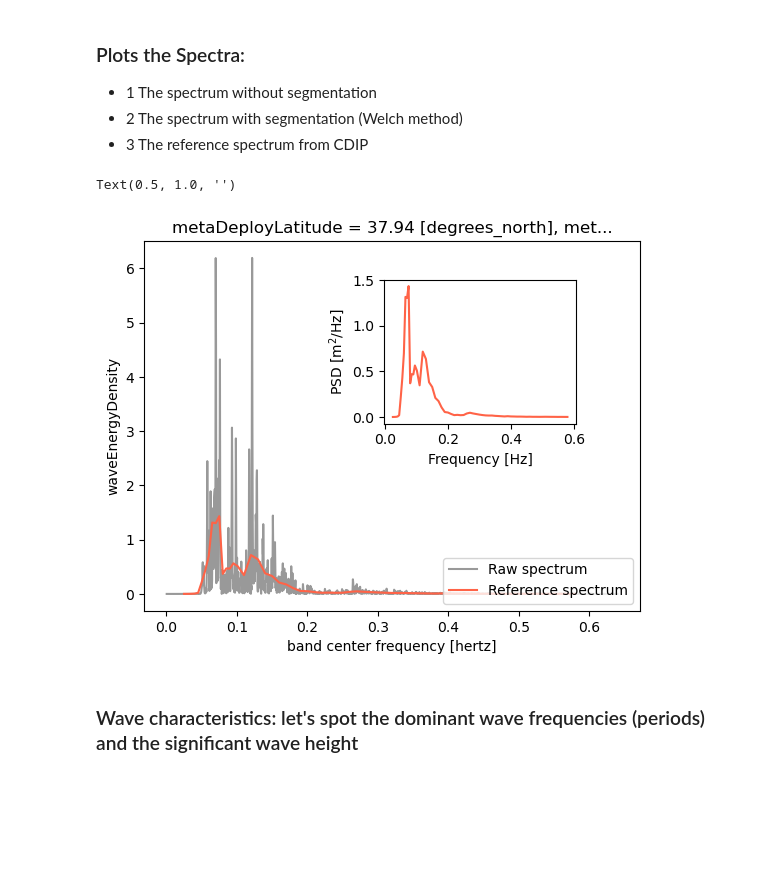
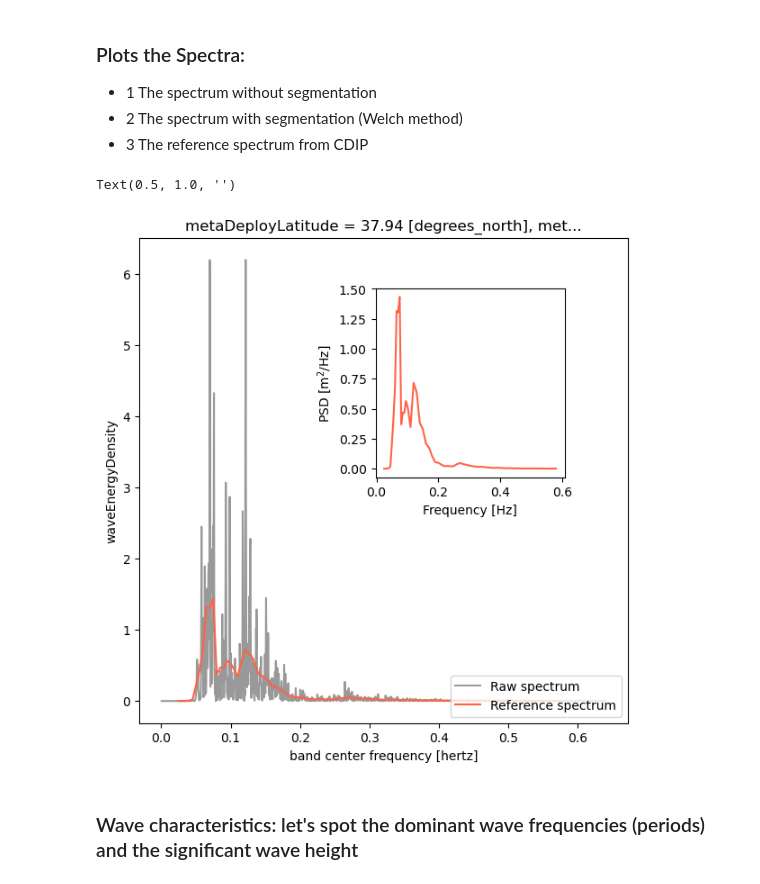
Before and after one commit to gmarechal/signal_processing_utoulouse, a Jupyter notebook: sgl_img_proc/spectral_analysis_on_geo_record.ipynb, the cells around one changed output. Drawn from its saved outputs; the diff is of its cells as text; code cells hidden in the pictures; blank space fills up the shorter version.

```diff
--- a/sgl_img_proc/spectral_analysis_on_geo_record.ipynb
+++ b/sgl_img_proc/spectral_analysis_on_geo_record.ipynb
@@ -93,7 +93,7 @@ def wave_frequency_spectrum(elevation, Fs = 1.2):
     spec_folded = 2 * spec[1:Nf]
 
     spec_corr =  spec_folded * wc2t  # Correct the spectrum
-    return freq, spec_corr, spec_folded
+    return freq, spec_corr, spec_folded, Zw
 
 
 def wave_frequency_spectrum_overlap(elevation, overlap, nfft,  Fs = 1.2):
@@ -217,5 +268,5 @@ Hs = 4 * ##### the significant wave height
 # %%
-freq_raw, spec_raw, spec_uncorrected_raw = wave_frequency_spectrum(elevation.values, ds_buoy.xyzSampleRate.values) # The raw spectral analysis
+freq_raw, spec_raw, spec_uncorrected_raw, Zw = wave_frequency_spectrum(elevation.values, ds_buoy.xyzSampleRate.values) # The raw spectral analysis
 # freq_smooth, spec_corr_mean, spec_uncorrected = wave_frequency_spectrum_overlap(elevation.values, 50, 150,  Fs = ds_buoy.xyzSampleRate.values) # The Welch Method
 # %% [markdown]
 This method of chunk the total signal into sub-signal is called the Welch's method. Don't forget to window all the chunks to avoid spectral leakage.
@@ -228,21 +279,21 @@ Hs_corrected =  ###### The significant wave heigth from spectral data (from data
  - 2 The spectrum with segmentation (Welch method)
  - 3 The reference spectrum from CDIP
 # %%
-fig, ax = plt.subplots()
+fig, ax = plt.subplots(figsize = (7, 7))
 ax_inset = fig.add_axes([.5, .5, .3, .3])
 ax.plot(freq_raw, spec_raw, color = 'k', alpha = .4, label = 'Raw spectrum')
 
 # ax.plot(freq_smooth, spec_corr_mean, color = 'teal', label = 'Filtered spectrum')
 mean_spec_operational.plot(ax = ax, color = 'tomato', label = 'Reference spectrum')
 ax.legend(loc = 4)
 # ax_inset.plot(freq_smooth, spec_corr_mean, color = 'teal')
 mean_spec_operational.plot(ax = ax_inset, color = 'tomato')
 ax_inset.set_xlabel('Frequency [Hz]')
 ax_inset.set_ylabel('PSD [m$^2$/Hz]')
 ax_inset.set_title('')
 # %% [output]
 Text(0.5, 1.0, '')
-[figure, old version]
+[figure, new version]
 # %% [markdown]
 ### Wave characteristics: let's spot the dominant wave frequencies (periods) and the significant wave height
 # %%
```
Also changed, not shown: parts of 4 cells of this notebook, 51 other files.
